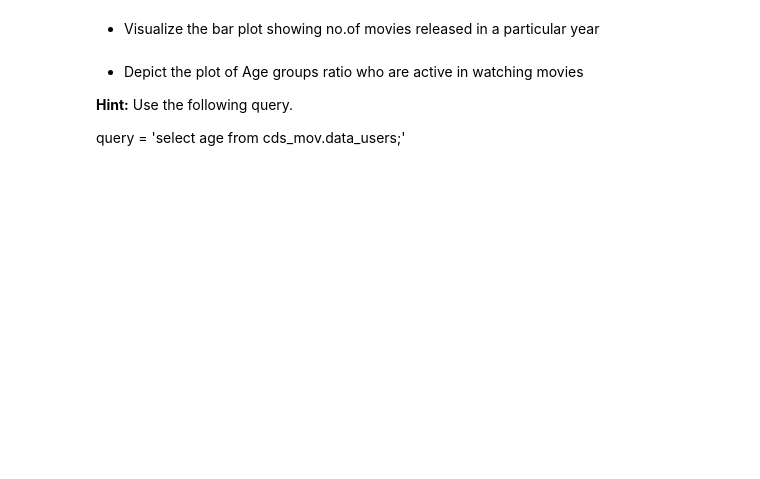
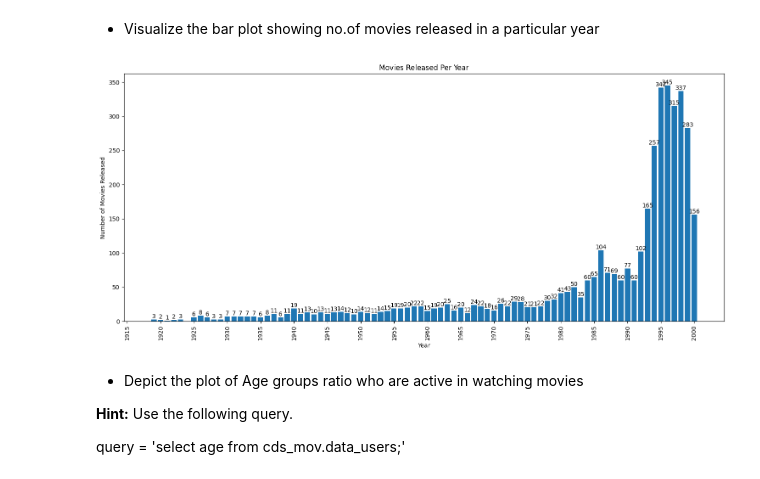
Before and after one commit to rajiv-ranjan/cds-mini-projects, a Jupyter notebook: m7/mp-1/M7_NB_MiniProject_1_Movielens_Cassandra.ipynb, the cells around one changed output. Cells and saved outputs as stored; diff of their text form; code cells hidden in the pictures; blank space fills up the shorter version.

```diff
--- a/m7/mp-1/M7_NB_MiniProject_1_Movielens_Cassandra.ipynb
+++ b/m7/mp-1/M7_NB_MiniProject_1_Movielens_Cassandra.ipynb
@@ -326,6 +859,39 @@ query = 'select genres from cds_mov.data_movies'
 * Visualize the bar plot showing no.of movies released in a particular year
 # %%
 # YOUR CODE HERE
+import re
+
+rows = session.execute("SELECT title FROM data_movies;")
+year_pattern = re.compile(r"\((\d{4})\)")
+years = [
+    int(match.group(1)) for row in rows if (match := year_pattern.search(row.title))
+]
+year_counts = Counter(years)
+df_years = pd.DataFrame(year_counts.items(), columns=["Year", "Count"]).sort_values(
+    "Year"
+)
+
+plt.figure(figsize=(15, 7))
+bars = plt.bar(df_years["Year"], df_years["Count"])
+plt.xlabel("Year")
+plt.ylabel("Number of Movies Released")
+plt.title("Movies Released Per Year")
+plt.xticks(rotation=90)
+plt.gca().xaxis.set_major_locator(plt.MultipleLocator(5))
+plt.tight_layout()
+for bar in bars:
+    height = bar.get_height()
+    plt.text(
+        bar.get_x() + bar.get_width() / 2,
+        height,
+        f"{int(height)}",
+        ha="center",
+        va="bottom",
+    )
+
+plt.show()
+# %% [output]
+[figure, added]
 # %% [markdown]
 * Depict the plot of Age groups ratio who are active in watching movies
 
```
Also changed, not shown: parts of 62 cells of this notebook, 32 other files.
